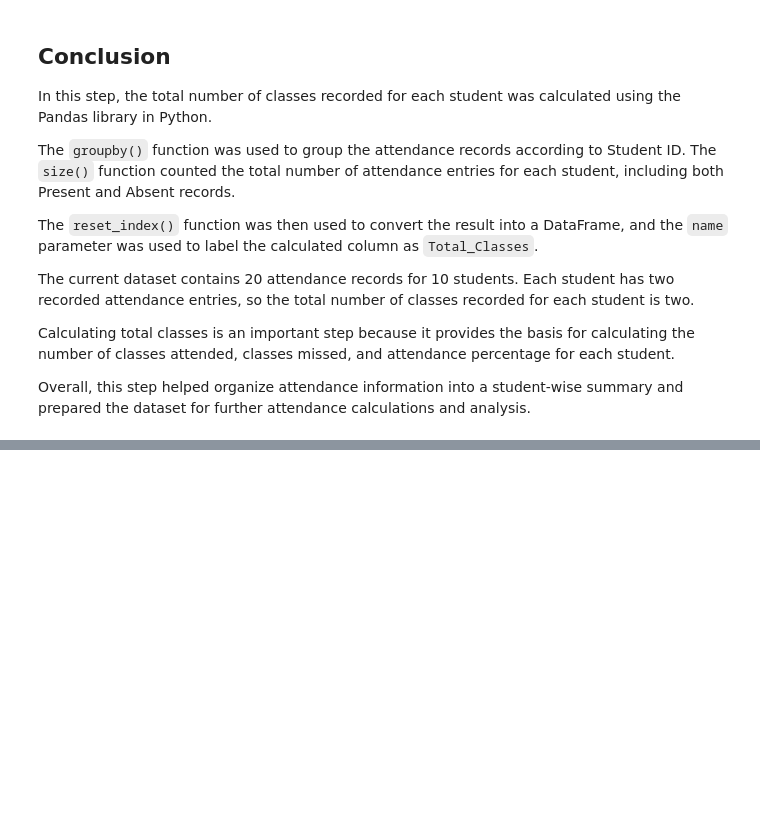
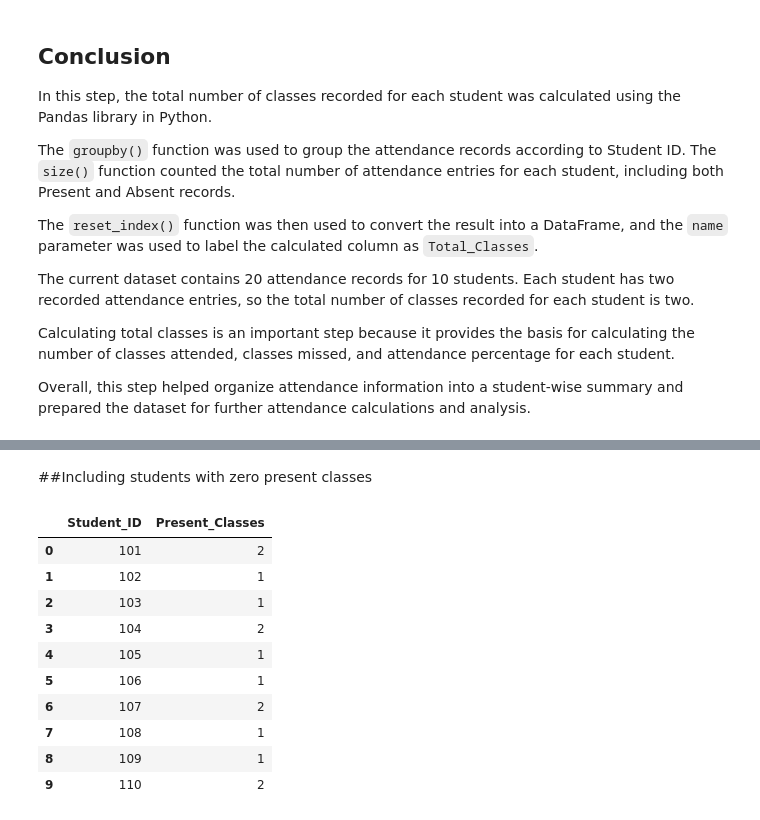
Before and after one commit to puja-200627/YBI_INTERNSHIP_PROJECTS, a Jupyter notebook: STUDENT_ATTENDANCE_MANAGEMENT_SYSTEM.ipynb, the cells around one changed output, grey strips where cells are left out. Cells and saved outputs as stored; diff of their text form; code cells hidden in the pictures; blank space fills up the shorter version.

```diff
--- a/STUDENT_ATTENDANCE_MANAGEMENT_SYSTEM.ipynb
+++ b/STUDENT_ATTENDANCE_MANAGEMENT_SYSTEM.ipynb
@@ -1027,0 +1217,28 @@ Overall, this step helped organize attendance information into a student-wise su
+# %% [markdown]
+##Including students with zero present classes
+# %%
+present_classes_df = (
+    attendance[["Student_ID"]]
+    .drop_duplicates()
+    .merge(present_classes_df, on="Student_ID", how="left")
+)
+
+present_classes_df["Present_Classes"] = (
+    present_classes_df["Present_Classes"]
+    .fillna(0)
+    .astype(int)
+)
+
+display(present_classes_df)
+# %% [output]
+|  | Student_ID | Present_Classes |
+| 0 | 101 | 2 |
+| 1 | 102 | 1 |
+| 2 | 103 | 1 |
+| 3 | 104 | 2 |
+| 4 | 105 | 1 |
+| 5 | 106 | 1 |
+| 6 | 107 | 2 |
+| 7 | 108 | 1 |
+| 8 | 109 | 1 |
+| 9 | 110 | 2 |
```
Also changed, not shown: parts of 17 cells of this notebook.
